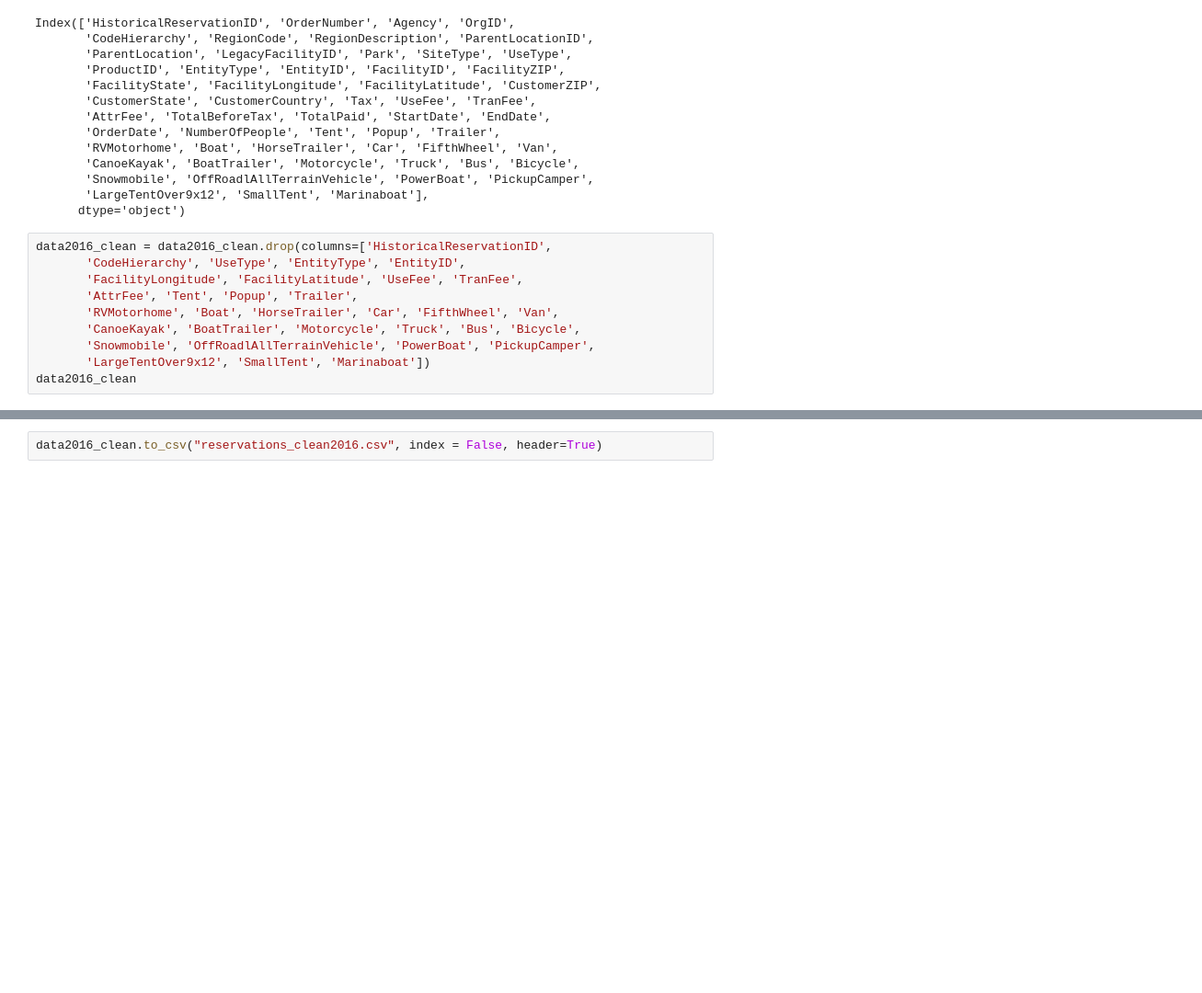
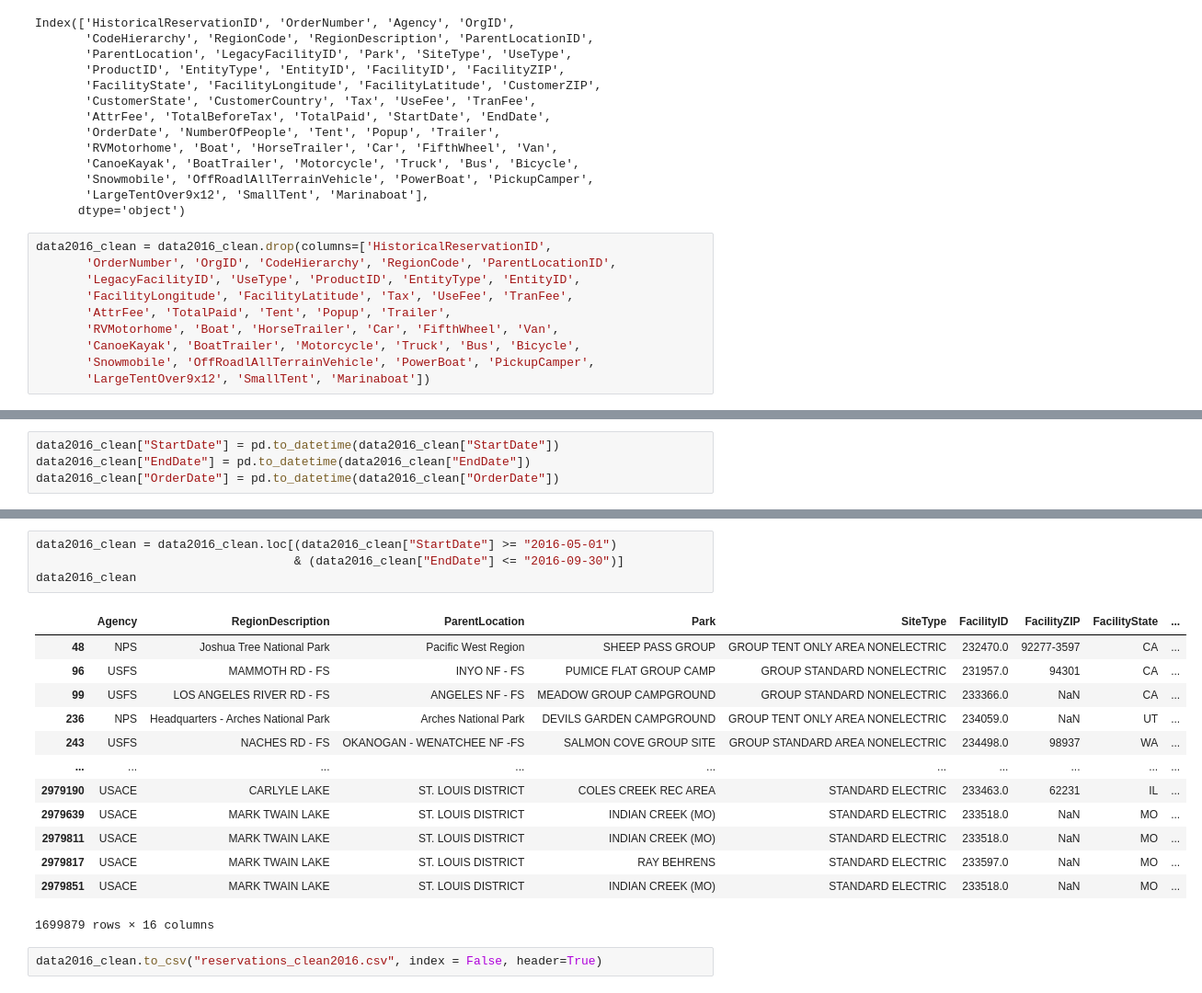
Before and after one commit to newbeadwork/Campground_Analysis_with_Machine_Learning, a Jupyter notebook: Analysis/Data_Cleaning/Reservations2016-2020_precleaning.ipynb, the cells around one changed output, grey strips where cells are left out. Shown: that part at 92% size. Drawn from its saved outputs; the diff is of its cells as text; blank space fills up the shorter version.

Commit message:
Downsizing the data

```diff
--- a/Analysis/Data_Cleaning/Reservations2016-2020_precleaning.ipynb
+++ b/Analysis/Data_Cleaning/Reservations2016-2020_precleaning.ipynb
@@ -92,11 +78,11 @@ Index(['HistoricalReservationID', 'OrderNumber', 'Agency', 'OrgID',
       dtype='object')
 # %%
 data2016_clean = data2016_clean.drop(columns=['HistoricalReservationID',
-       'CodeHierarchy', 'UseType', 'EntityType', 'EntityID',
-       'FacilityLongitude', 'FacilityLatitude', 'UseFee', 'TranFee',
-       'AttrFee', 'Tent', 'Popup', 'Trailer',
+       'OrderNumber', 'OrgID', 'CodeHierarchy', 'RegionCode', 'ParentLocationID',
+       'LegacyFacilityID', 'UseType', 'ProductID', 'EntityType', 'EntityID',
+       'FacilityLongitude', 'FacilityLatitude', 'Tax', 'UseFee', 'TranFee',
+       'AttrFee', 'TotalPaid', 'Tent', 'Popup', 'Trailer',
        'RVMotorhome', 'Boat', 'HorseTrailer', 'Car', 'FifthWheel', 'Van',
        'CanoeKayak', 'BoatTrailer', 'Motorcycle', 'Truck', 'Bus', 'Bicycle',
        'Snowmobile', 'OffRoadlAllTerrainVehicle', 'PowerBoat', 'PickupCamper',
        'LargeTentOver9x12', 'SmallTent', 'Marinaboat'])
-data2016_clean
@@ -116,0 +109,4 @@ data2016_clean
+# %%
+data2016_clean["StartDate"] = pd.to_datetime(data2016_clean["StartDate"])
+data2016_clean["EndDate"] = pd.to_datetime(data2016_clean["EndDate"])
+data2016_clean["OrderDate"] = pd.to_datetime(data2016_clean["OrderDate"])
@@ -117,3 +133,21 @@ data2016_clean
+# %%
+data2016_clean = data2016_clean.loc[(data2016_clean["StartDate"] >= "2016-05-01")
+                                    & (data2016_clean["EndDate"] <= "2016-09-30")]
+data2016_clean
+# %% [output]
+|  | Agency | RegionDescription | ParentLocation | Park | SiteType | FacilityID | FacilityZIP | FacilityState | ... |
+| 48 | NPS | Joshua Tree National Park | Pacific West Region | SHEEP PASS GROUP | GROUP TENT ONLY AREA NONELECTRIC | 232470.0 | 92277-3597 | CA | ... |
+| 96 | USFS | MAMMOTH RD - FS | INYO NF - FS | PUMICE FLAT GROUP CAMP | GROUP STANDARD NONELECTRIC | 231957.0 | 94301 | CA | ... |
+| 99 | USFS | LOS ANGELES RIVER RD - FS | ANGELES NF - FS | MEADOW GROUP CAMPGROUND | GROUP STANDARD NONELECTRIC | 233366.0 | NaN | CA | ... |
+| 236 | NPS | Headquarters - Arches National Park | Arches National Park | DEVILS GARDEN CAMPGROUND | GROUP TENT ONLY AREA NONELECTRIC | 234059.0 | NaN | UT | ... |
+| 243 | USFS | NACHES RD - FS | OKANOGAN - WENATCHEE NF -FS | SALMON COVE GROUP SITE | GROUP STANDARD AREA NONELECTRIC | 234498.0 | 98937 | WA | ... |
+| ... | ... | ... | ... | ... | ... | ... | ... | ... | ... |
+| 2979190 | USACE | CARLYLE LAKE | ST. LOUIS DISTRICT | COLES CREEK REC AREA | STANDARD ELECTRIC | 233463.0 | 62231 | IL | ... |
+| 2979639 | USACE | MARK TWAIN LAKE | ST. LOUIS DISTRICT | INDIAN CREEK (MO) | STANDARD ELECTRIC | 233518.0 | NaN | MO | ... |
+| 2979811 | USACE | MARK TWAIN LAKE | ST. LOUIS DISTRICT | INDIAN CREEK (MO) | STANDARD ELECTRIC | 233518.0 | NaN | MO | ... |
+| 2979817 | USACE | MARK TWAIN LAKE | ST. LOUIS DISTRICT | RAY BEHRENS | STANDARD ELECTRIC | 233597.0 | NaN | MO | ... |
+| 2979851 | USACE | MARK TWAIN LAKE | ST. LOUIS DISTRICT | INDIAN CREEK (MO) | STANDARD ELECTRIC | 233518.0 | NaN | MO | ... |
+1699879 rows × 16 columns
 # %%
 data2016_clean.to_csv("reservations_clean2016.csv", index = False, header=True)
 # %%
```
Also changed, not shown: parts of 35 cells of this notebook, 3 other files.
